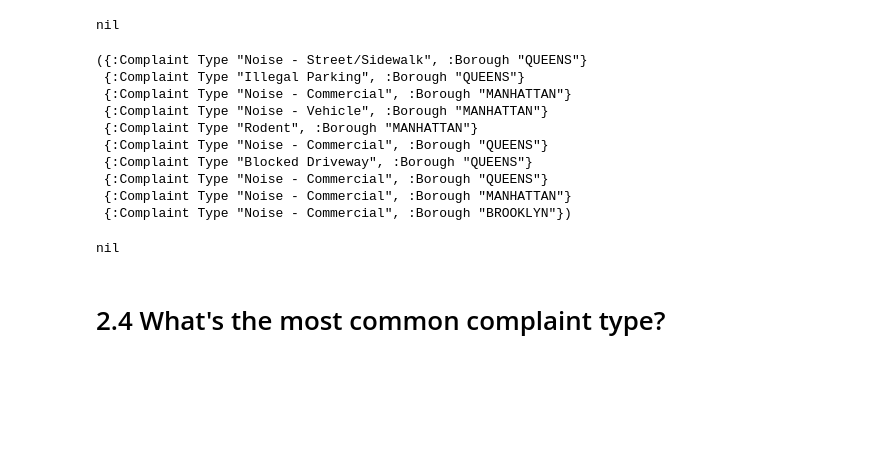
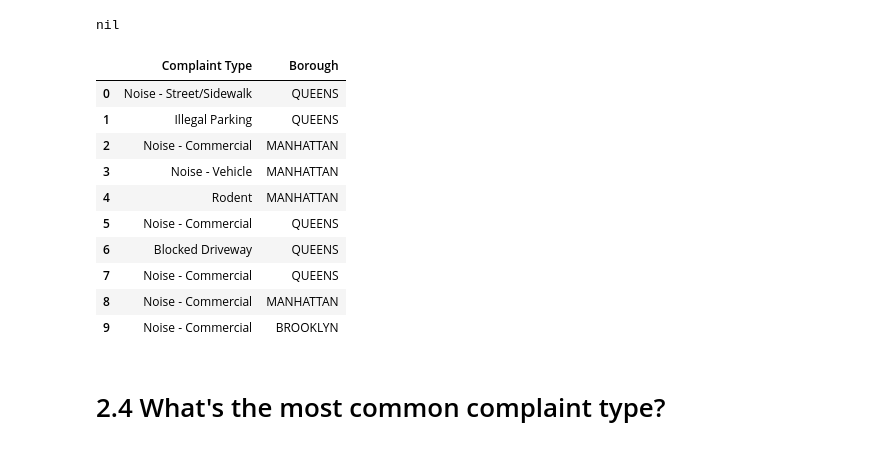
Before and after one commit to calherries/clj-data-cookbook, a Jupyter notebook: clj-cookbook/Chapter 2 - Selecting data & finding the most common complaint type.ipynb, the cells around one changed output. Saved outputs shown, nothing was run; the diff lists cells and outputs as text; code cells hidden in the pictures; blank space fills up the shorter version.

```diff
--- a/clj-cookbook/Chapter 2 - Selecting data & finding the most common complaint type.ipynb
+++ b/clj-cookbook/Chapter 2 - Selecting data & finding the most common complaint type.ipynb
@@ -112,21 +141,21 @@ nil
 # %%
 ;; or print as a table
 (->> fixed-df
      (take 10)
      (map #(select-keys % [(keyword "Complaint Type") (keyword "Borough")]))
-     pp/pprint)
+     show-table)
 # %% [output]
-({:Complaint Type "Noise - Street/Sidewalk", :Borough "QUEENS"}
- {:Complaint Type "Illegal Parking", :Borough "QUEENS"}
- {:Complaint Type "Noise - Commercial", :Borough "MANHATTAN"}
- {:Complaint Type "Noise - Vehicle", :Borough "MANHATTAN"}
- {:Complaint Type "Rodent", :Borough "MANHATTAN"}
- {:Complaint Type "Noise - Commercial", :Borough "QUEENS"}
- {:Complaint Type "Blocked Driveway", :Borough "QUEENS"}
- {:Complaint Type "Noise - Commercial", :Borough "QUEENS"}
- {:Complaint Type "Noise - Commercial", :Borough "MANHATTAN"}
- {:Complaint Type "Noise - Commercial", :Borough "BROOKLYN"})
-nil
+|  | Complaint Type | Borough |
+| 0 | Noise - Street/Sidewalk | QUEENS |
+| 1 | Illegal Parking | QUEENS |
+| 2 | Noise - Commercial | MANHATTAN |
+| 3 | Noise - Vehicle | MANHATTAN |
+| 4 | Rodent | MANHATTAN |
+| 5 | Noise - Commercial | QUEENS |
+| 6 | Blocked Driveway | QUEENS |
+| 7 | Noise - Commercial | QUEENS |
+| 8 | Noise - Commercial | MANHATTAN |
+| 9 | Noise - Commercial | BROOKLYN |
 # %% [markdown]
 # 2.4 What's the most common complaint type?
 # %% [markdown]
```
Also changed, not shown: parts of 4 cells of this notebook, 7 other files.
